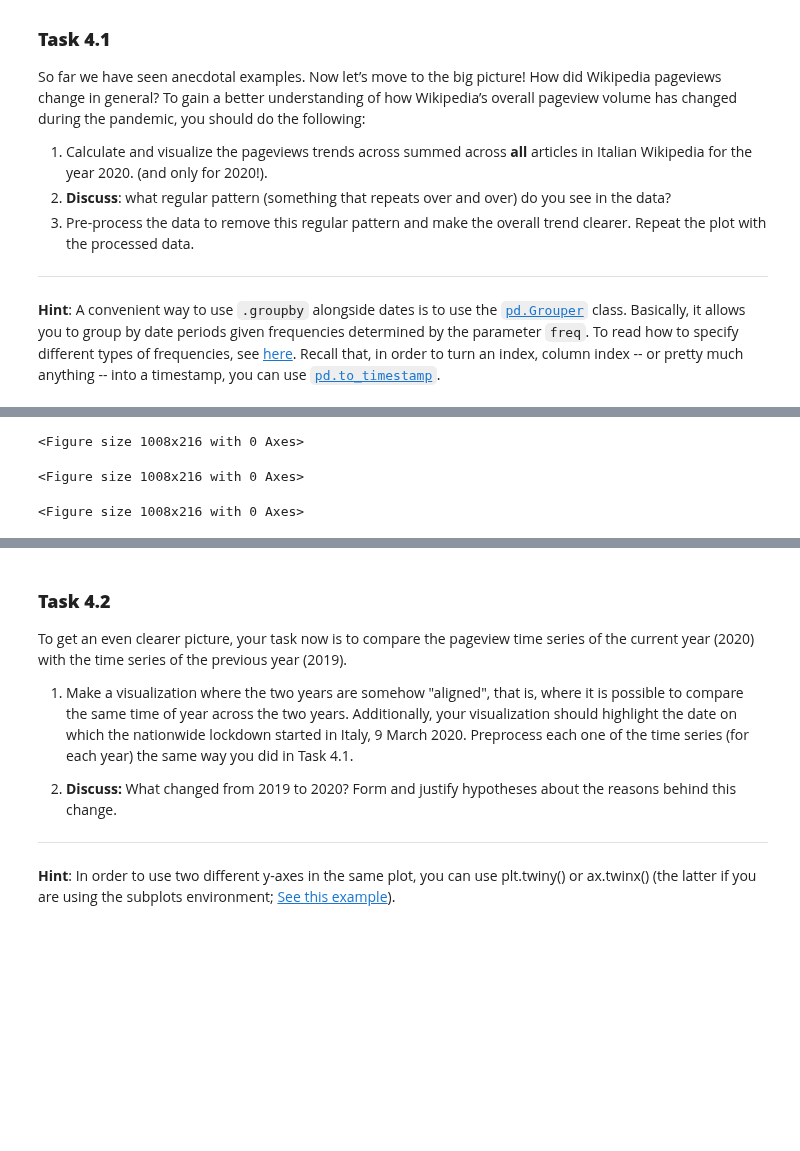
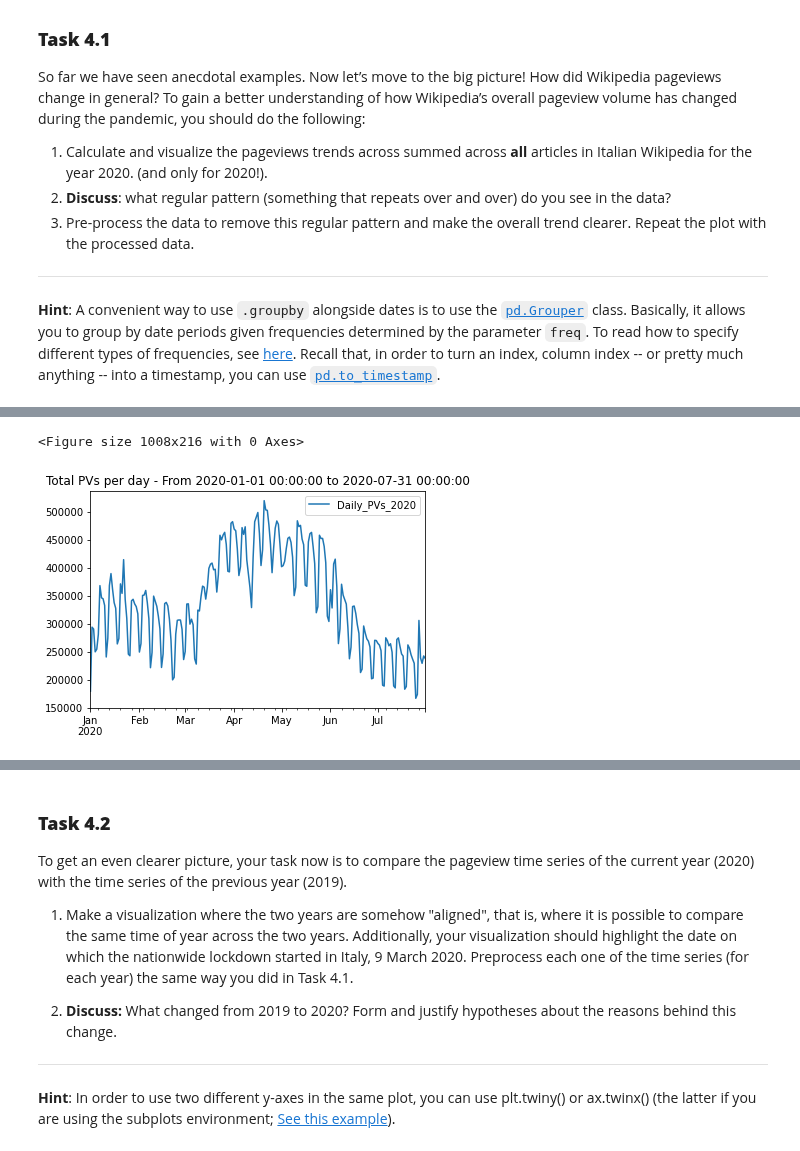
Before and after one commit to emarazz/ada_2020, a Jupyter notebook: Homework/01 - Pandas Data Wrangling and Data Viz/hw1.ipynb, the cells around one changed output, grey strips where cells are left out. Drawn from its saved outputs; the diff is of its cells as text; code cells hidden in the pictures; blank space fills up the shorter version.

```diff
--- a/Homework/01 - Pandas Data Wrangling and Data Viz/hw1.ipynb
+++ b/Homework/01 - Pandas Data Wrangling and Data Viz/hw1.ipynb
@@ -453,11 +453,13 @@ plt.figure(figsize=(14,3)) # change this if needed
 ### ~ 4.1.1
 ### Your code here! ###
 
-data_articles4 = data_articles.copy()
-data_articles4 = data_articles4.set_index('Article')
-data_articles4.columns = pd.to_datetime(data_articles4.columns)
-data_articles4 = data_articles4.T
-data_articles4 = data_articles4[data_articles4.index >= '2020-01-01']
-data_articles4.groupby(pd.Grouper(freq='5D')).sum()
-data_articles4.head()
+data_articles4_1 = data_articles.copy()
+data_articles4_1 = data_articles4_1.set_index('Article')
+data_articles4_1.columns = pd.to_datetime(data_articles4_1.columns)
+data_articles4_1 = data_articles4_1.T
+data_articles4_1 = data_articles4_1[data_articles4_1.index >= '2020-01-01']
+data_articles4_1['Daily_PVs_2020'] = data_articles4_1.sum(axis=1)
+data_articles4_1 = data_articles4_1[['Daily_PVs_2020']]
+data_articles4_1.plot(y='Daily_PVs_2020',title='Total PVs per day - From {} to {}'.format(
+                    data_articles4_1.index[0], data_articles4_1.index[-1]))
 # %% [output]
@@ -471,3 +467,4 @@ data_articles4.head()
 <Figure size 1008x216 with 0 Axes>
+[figure, added]
 # %%
 ### ~ 4.1.2
@@ -475,8 +470,0 @@ data_articles4.head()
-# %%
-plt.figure(figsize=(14,3)) # change this if needed
-
-### ~ 4.1.3
-### Your code here! ###
-# %% [output]
-<Figure size 1008x216 with 0 Axes>
-<Figure size 1008x216 with 0 Axes>
```
Also changed, not shown: parts of 8 cells of this notebook.
